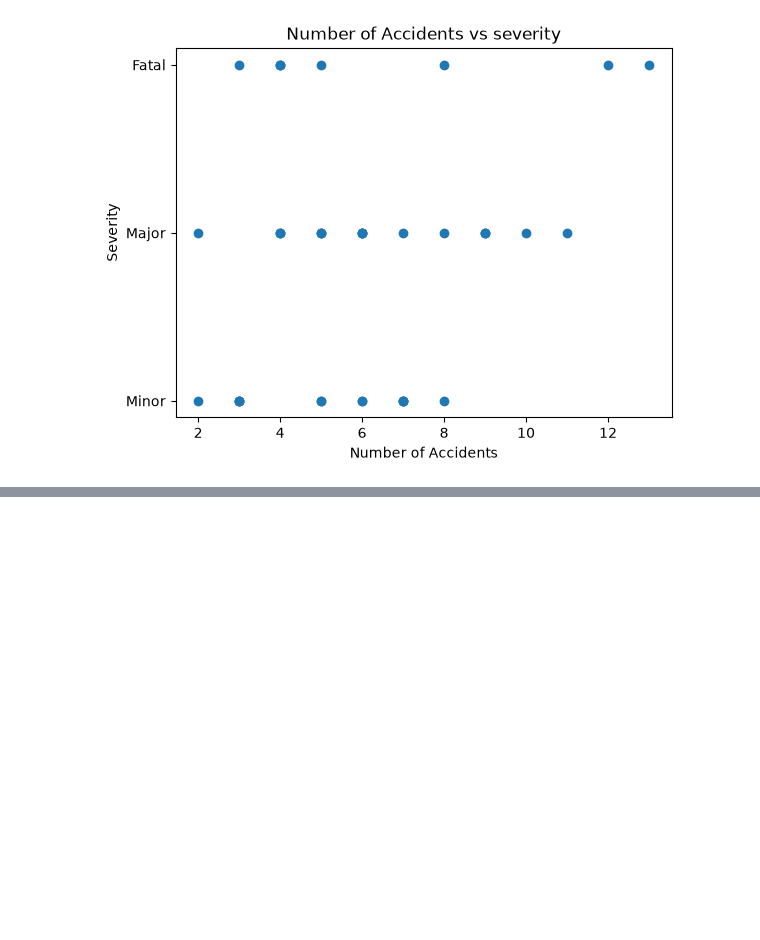
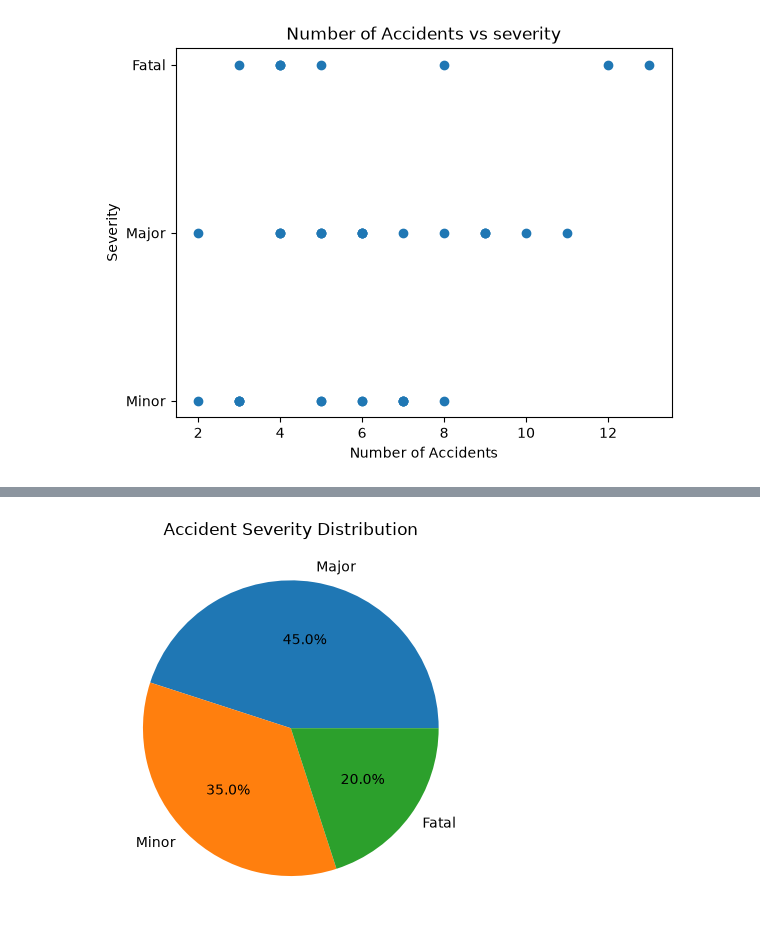
Before and after one commit to Njengaton/Nathan-Njenga-Python-Flask-Assignement, a Jupyter notebook: accident_statisitcs.csv.ipynb, the cells around one changed output, grey strips where cells are left out. Drawn from its saved outputs; the diff is of its cells as text; code cells hidden in the pictures; blank space fills up the shorter version.

Commit message:
Added severity distribution pie chart

```diff
--- a/accident_statisitcs.csv.ipynb
+++ b/accident_statisitcs.csv.ipynb
@@ -189,0 +197,4 @@ plt.show()
+# %%
+import pandas as pd
+df=pd.read_csv("accident_statisitics.csv")
+df.head()
@@ -189,0 +208,12 @@ plt.show()
+# %%
+import matplotlib.pyplot as plt
+severity_counts=df["Severity"].value_counts()
+plt.pie(
+    severity_counts,
+    labels=severity_counts.index,
+    autopct="%1.1f%%"
+)
+plt.title("Accident Severity Distribution")
+plt.show()
+# %% [output]
+[figure, added]
```
Also changed, not shown: parts of 2 cells of this notebook.
